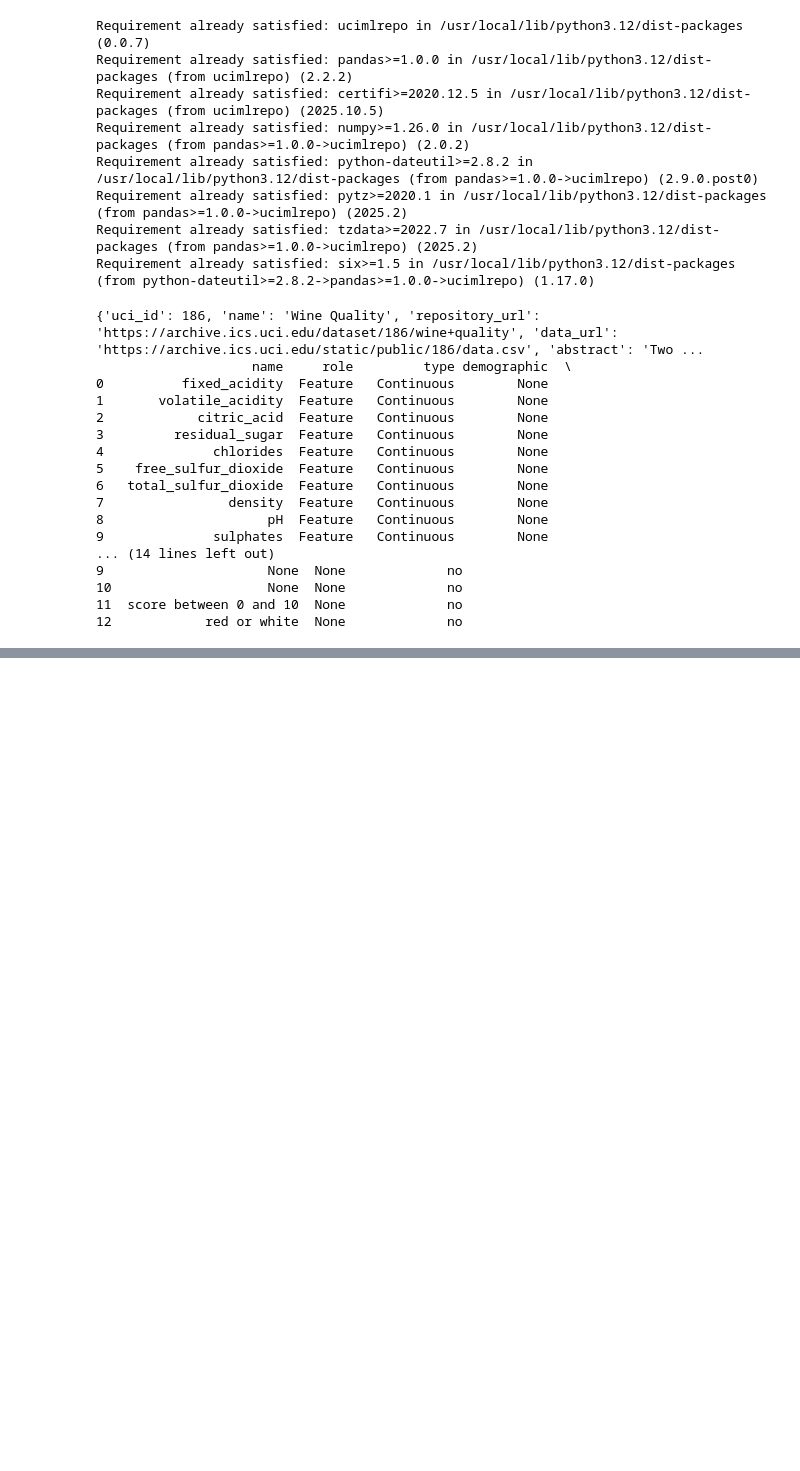
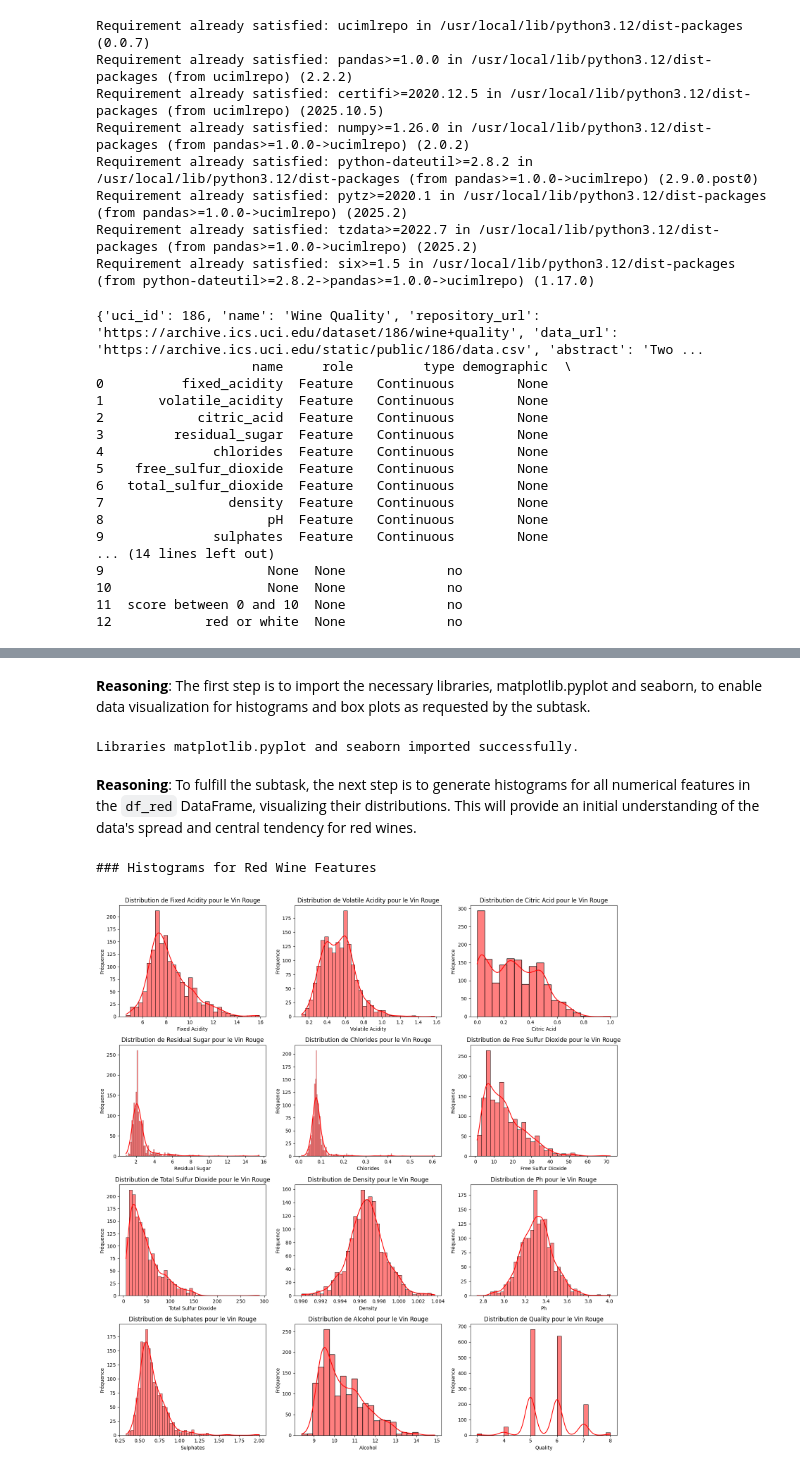
Before and after one commit to Yassine-Jamal/DS, a Jupyter notebook: JAMAL_YASSINE_SS1.ipynb, the cells around one changed output, grey strips where cells are left out. Cells and saved outputs as stored; diff of their text form; code cells hidden in the pictures; blank space fills up the shorter version.

```diff
--- a/JAMAL_YASSINE_SS1.ipynb
+++ b/JAMAL_YASSINE_SS1.ipynb
@@ -45,3 +45,26 @@ print(wine_quality.variables)
 10                    None  None             no
 11  score between 0 and 10  None             no
 12            red or white  None             no
+# %%
+import zipfile
+import pandas as pd
+import os
+
+# Chemin vers le fichier ZIP contenant les données du vin
+zip_file_path = "/content/drive/MyDrive/DS.2025/wine+quality.zip"
+
+# Répertoire temporaire où les fichiers CSV seront décompressés
+extract_dir = "/tmp/wine_quality_data"
+
+# Créer le répertoire de destination s'il n'existe pas déjà
+os.makedirs(extract_dir, exist_ok=True)
+
+# Décompresser le fichier ZIP dans le répertoire spécifié
+with zipfile.ZipFile(zip_file_path, 'r') as zip_ref:
+    zip_ref.extractall(extract_dir)
+
+# Afficher le chemin de décompression et la liste des fichiers décompressés
+print(f"Fichiers décompressés dans : {extract_dir}")
+print("Contenu du répertoire décompressé :")
+for file_name in os.listdir(extract_dir):
+    print(file_name)
@@ -47,0 +138,34 @@ print(wine_quality.variables)
+# %% [markdown]
+**Reasoning**:
+The first step is to import the necessary libraries, matplotlib.pyplot and seaborn, to enable data visualization for histograms and box plots as requested by the subtask.
+# %%
+import matplotlib.pyplot as plt
+import seaborn as sns
+
+print("Libraries matplotlib.pyplot and seaborn imported successfully.")
+# %% [output]
+Libraries matplotlib.pyplot and seaborn imported successfully.
+# %% [markdown]
+**Reasoning**:
+To fulfill the subtask, the next step is to generate histograms for all numerical features in the `df_red` DataFrame, visualizing their distributions. This will provide an initial understanding of the data's spread and central tendency for red wines.
+# %%
+print("### Histograms for Red Wine Features")
+# Determine the number of columns for subplots
+num_features_red = df_red.shape[1]
+num_cols = 3 # Number of columns in the subplot grid
+num_rows_red = (num_features_red + num_cols - 1) // num_cols # Calculate rows needed
+
+plt.figure(figsize=(num_cols * 5, num_rows_red * 4)) # Adjust figure size dynamically
+
+for i, column in enumerate(df_red.columns):
+    plt.subplot(num_rows_red, num_cols, i + 1)
+    sns.histplot(df_red[column], kde=True, color='red')
+    plt.title(f'Distribution de {column.replace("_", " ").title()} pour le Vin Rouge')
+    plt.xlabel(column.replace("_", " ").title())
+    plt.ylabel('Fréquence')
+
+plt.tight_layout()
+plt.show()
+# %% [output]
+### Histograms for Red Wine Features
+[figure, added]
```
Also changed, not shown: parts of 33 cells of this notebook.
